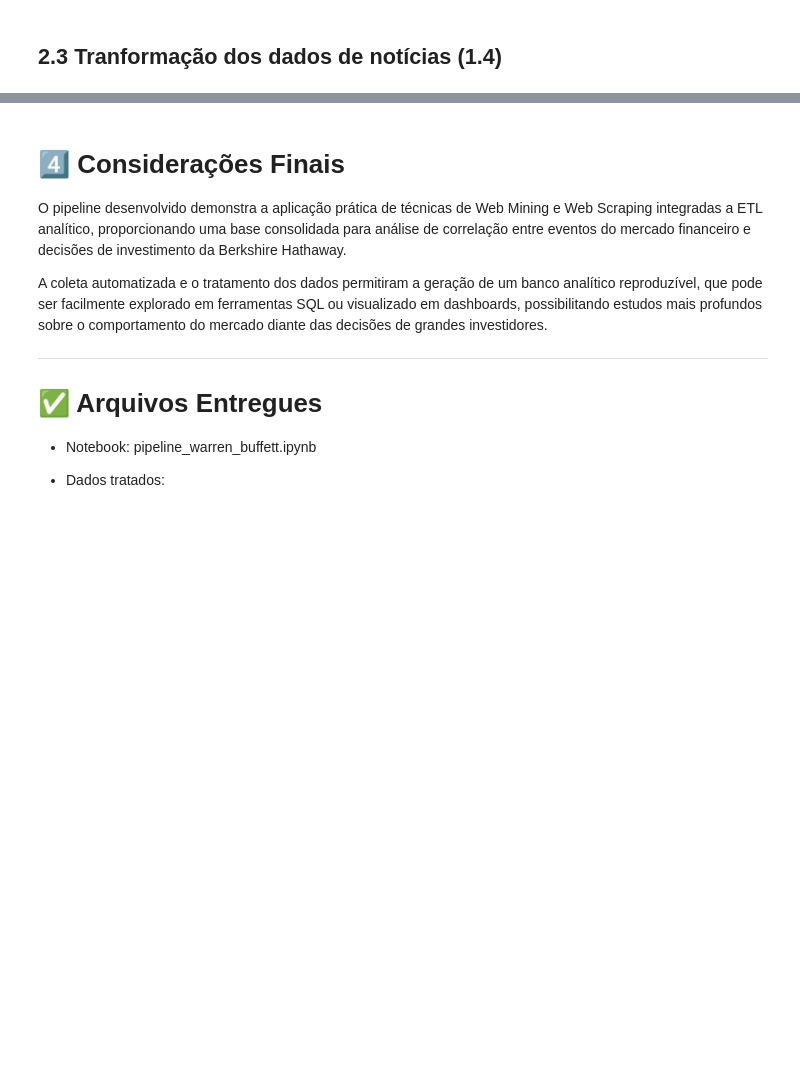
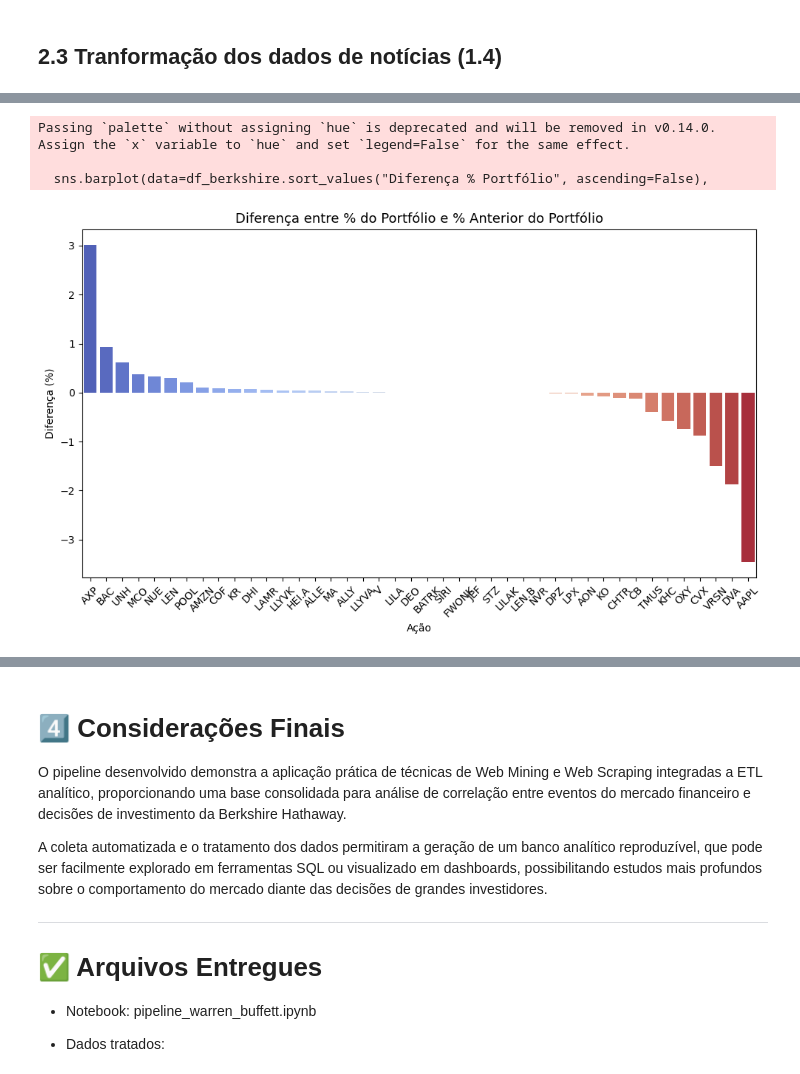
Before and after one commit to Andre2217/buffett-market-insights, a Jupyter notebook: TrabalhoDisciplina.ipynb, the cells around one changed output, grey strips where cells are left out. Cells and saved outputs as stored; diff of their text form; code cells hidden in the pictures; blank space fills up the shorter version.

```diff
--- a/TrabalhoDisciplina.ipynb
+++ b/TrabalhoDisciplina.ipynb
@@ -586,0 +710,27 @@ Os arquivos finais gerados foram:
+# %%
+# Criar coluna de diferença
+df_berkshire["Diferença % Portfólio"] = df_berkshire["% do Portfólio"] - df_berkshire["% Anterior do Portfólio"]
+
+# Salvar tabela
+df_berkshire[["Ação", "% do Portfólio", "% Anterior do Portfólio", "Diferença % Portfólio"]].to_csv(
+    "outputs/outputsAnalise/tabelas/comparacao_percentual_portfolio.csv", index=False
+)
+
+# Plotar gráfico de barras
+plt.figure(figsize=(10,6))
+sns.barplot(data=df_berkshire.sort_values("Diferença % Portfólio", ascending=False),
+            x="Ação", y="Diferença % Portfólio", palette="coolwarm")
+plt.title("Diferença entre % do Portfólio e % Anterior do Portfólio", fontsize=13)
+plt.xlabel("Ação")
+plt.ylabel("Diferença (%)")
+plt.xticks(rotation=45)
+plt.tight_layout()
+
+# Salvar gráfico
+plt.savefig("outputs/outputsAnalise/graficos/diferenca_percentual_portfolio.png", dpi=300)
+plt.show()
+# %% [output]
+Passing `palette` without assigning `hue` is deprecated and will be removed in v0.14.0. Assign the `x` variable to `hue` and set `legend=False` for the same effect.
+
+  sns.barplot(data=df_berkshire.sort_values("Diferença % Portfólio", ascending=False),
+[figure, added]
```
Also changed, not shown: parts of 18 cells of this notebook, 1 other file.
